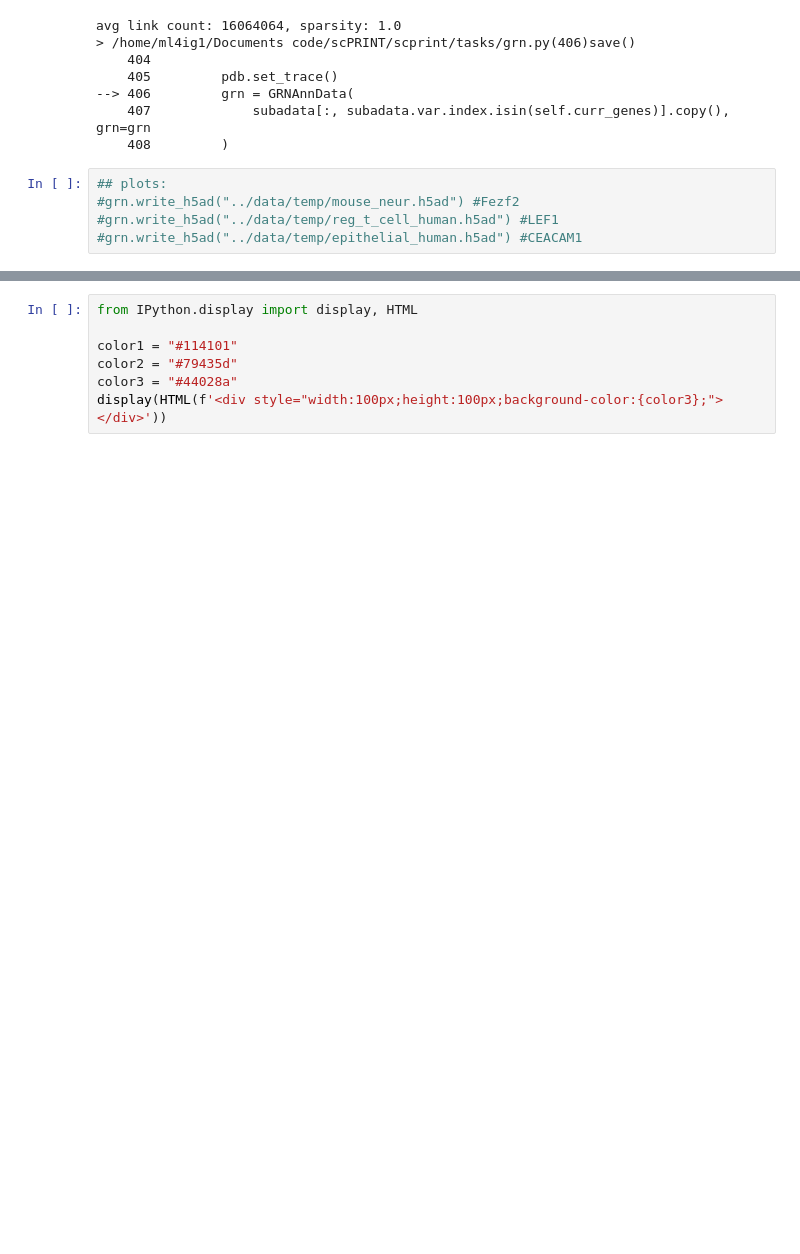
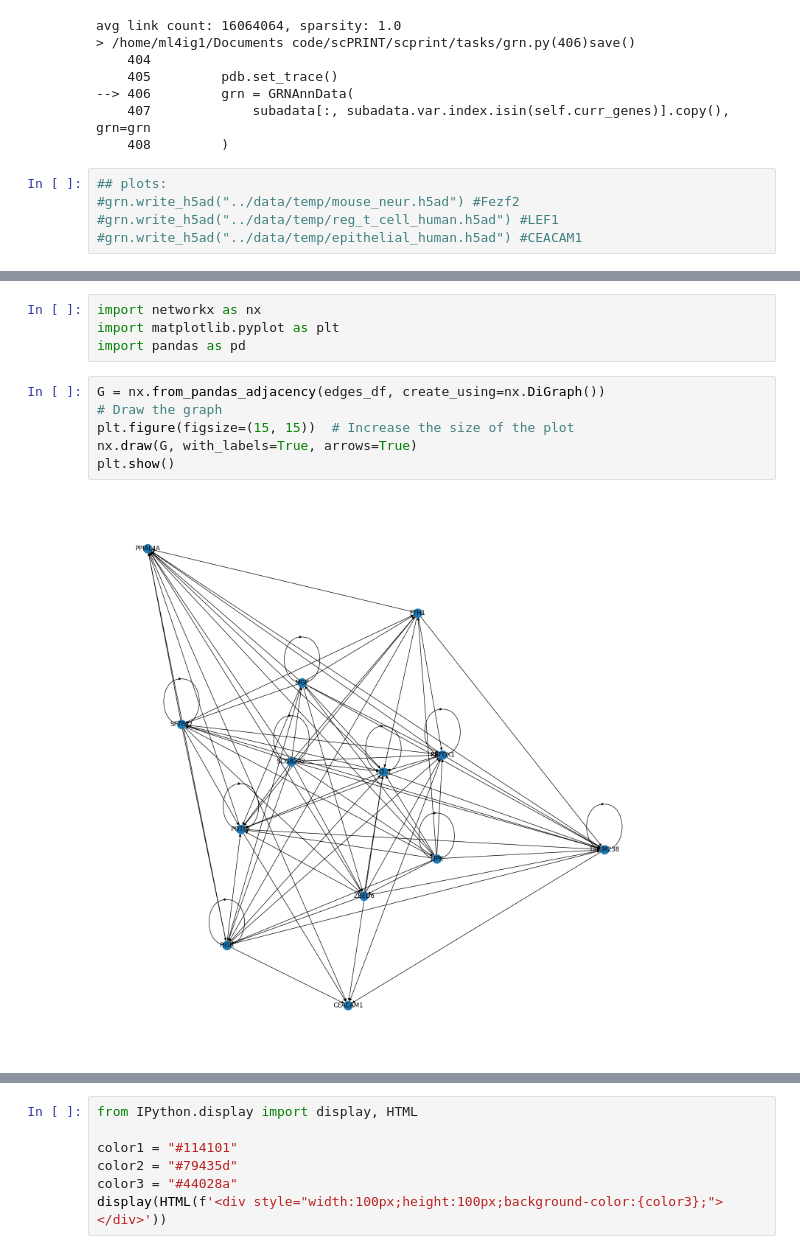
Before and after one commit to cantinilab/scPRINT-ICML, a Jupyter notebook: figures/generate_GN_fig1.ipynb, the cells around one changed output, grey strips where cells are left out. Cells and saved outputs as stored; diff of their text form; blank space fills up the shorter version.

```diff
--- a/figures/generate_GN_fig1.ipynb
+++ b/figures/generate_GN_fig1.ipynb
@@ -144,0 +222,12 @@ grn = GRNAnnData(grn.copy(), grn=grn.varp['GRN'])
+# %%
+import networkx as nx
+import matplotlib.pyplot as plt
+import pandas as pd
+# %%
+G = nx.from_pandas_adjacency(edges_df, create_using=nx.DiGraph())
+# Draw the graph
+plt.figure(figsize=(15, 15))  # Increase the size of the plot
+nx.draw(G, with_labels=True, arrows=True)
+plt.show()
+# %% [output]
+[figure, added]
```
Also changed, not shown: parts of 7 cells of this notebook, 5 other files.
